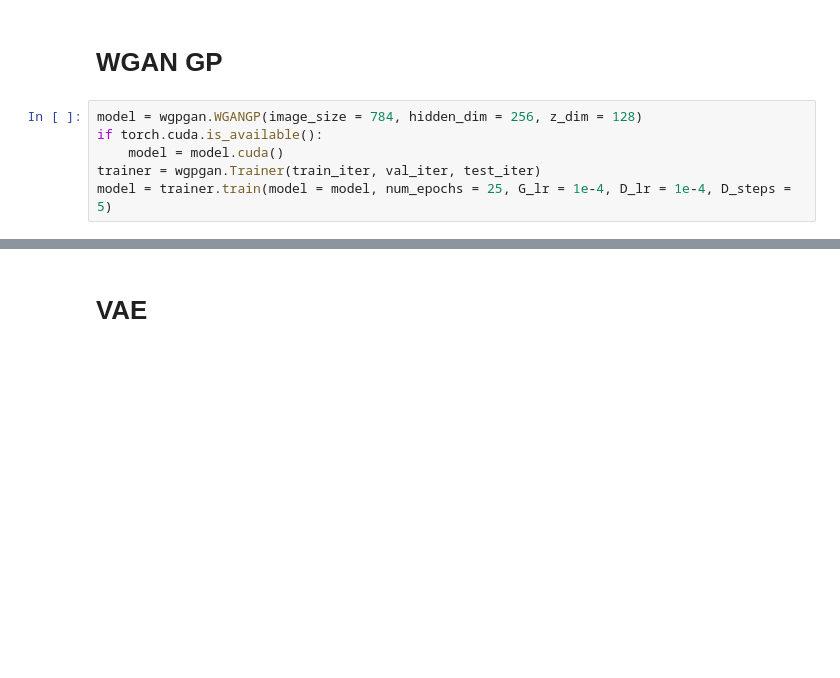
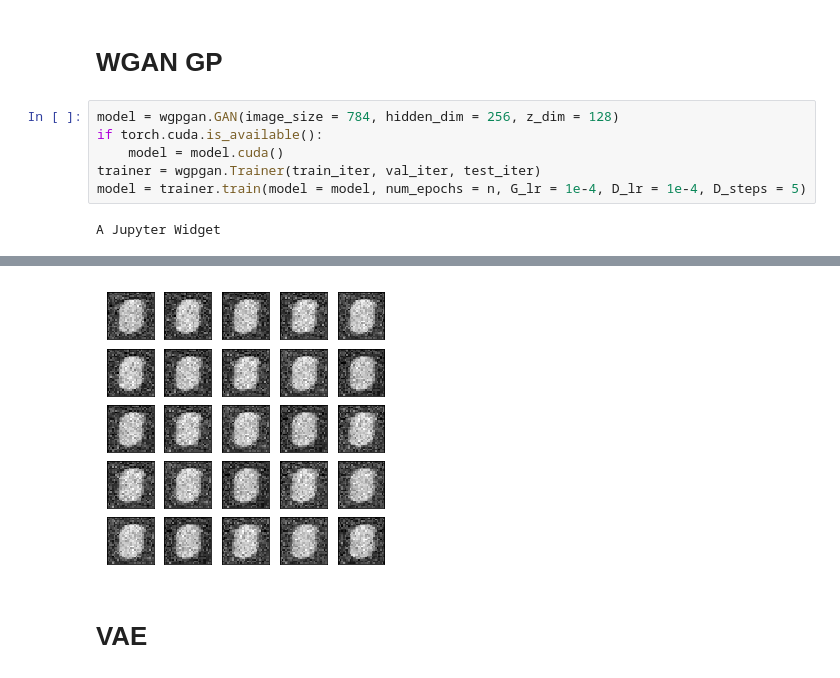
Before and after one commit to shayneobrien/explicit-gan-eval, a Jupyter notebook: GANBox.ipynb, the cells around one changed output, grey strips where cells are left out. Drawn from its saved outputs; the diff is of its cells as text; blank space fills up the shorter version.

```diff
--- a/GANBox.ipynb
+++ b/GANBox.ipynb
@@ -73,8 +80,10 @@ model = trainer.train(model = model, num_epochs = 2, G_lr = 5e-5, D_lr = 5e-5, D
 # %% [markdown]
 # WGAN GP
 # %%
-model = wgpgan.WGANGP(image_size = 784, hidden_dim = 256, z_dim = 128)
+model = wgpgan.GAN(image_size = 784, hidden_dim = 256, z_dim = 128)
 if torch.cuda.is_available():
     model = model.cuda()
 trainer = wgpgan.Trainer(train_iter, val_iter, test_iter)
-model = trainer.train(model = model, num_epochs = 25, G_lr = 1e-4, D_lr = 1e-4, D_steps = 5)
+model = trainer.train(model = model, num_epochs = n, G_lr = 1e-4, D_lr = 1e-4, D_steps = 5)
+# %% [output]
+A Jupyter Widget
@@ -81,3 +91,4 @@ model = trainer.train(model = model, num_epochs = 25, G_lr = 1e-4, D_lr = 1e-4,
+[figure, added]
 # %% [markdown]
 # VAE
 # %%
```
Also changed, not shown: parts of 9 cells of this notebook.
